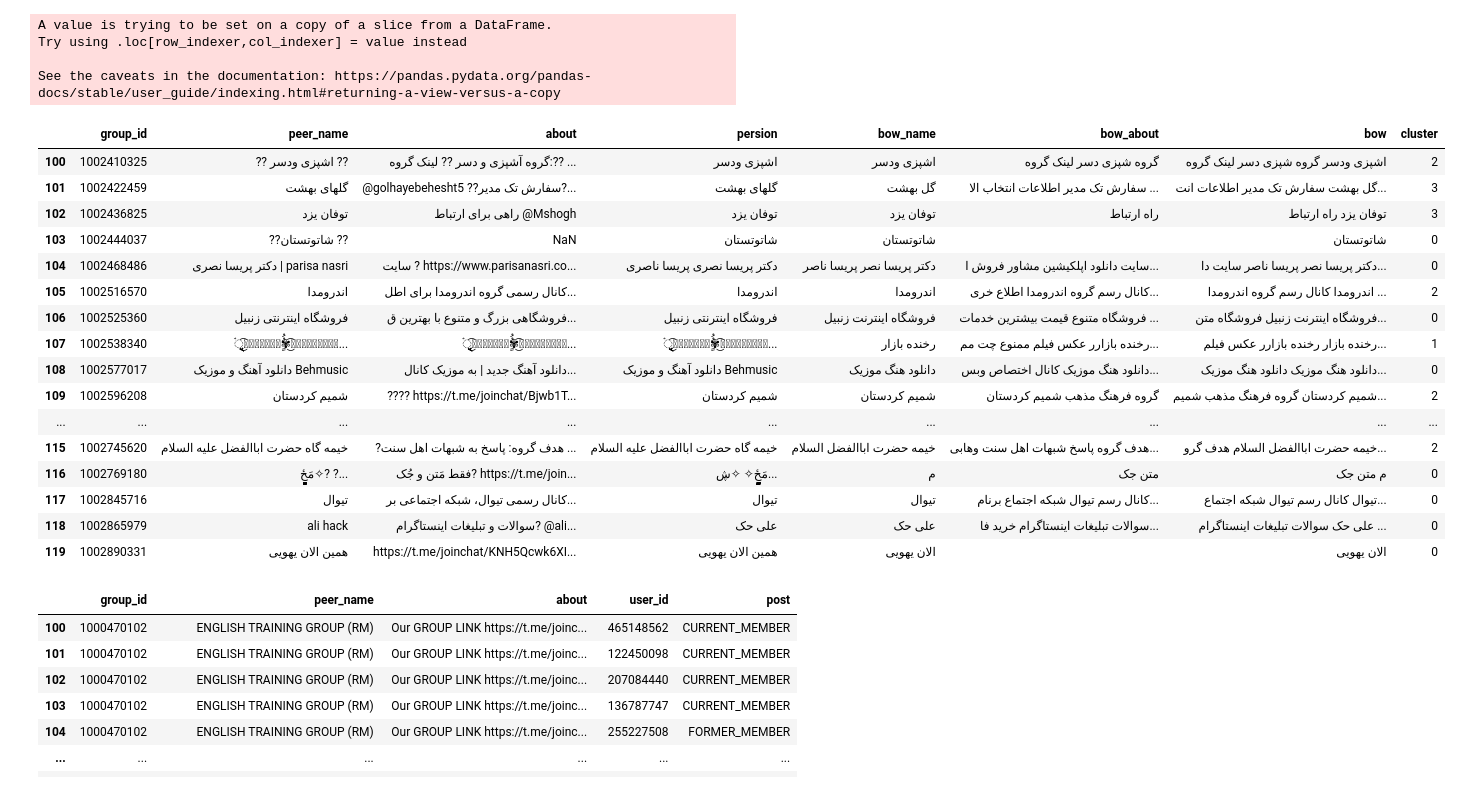
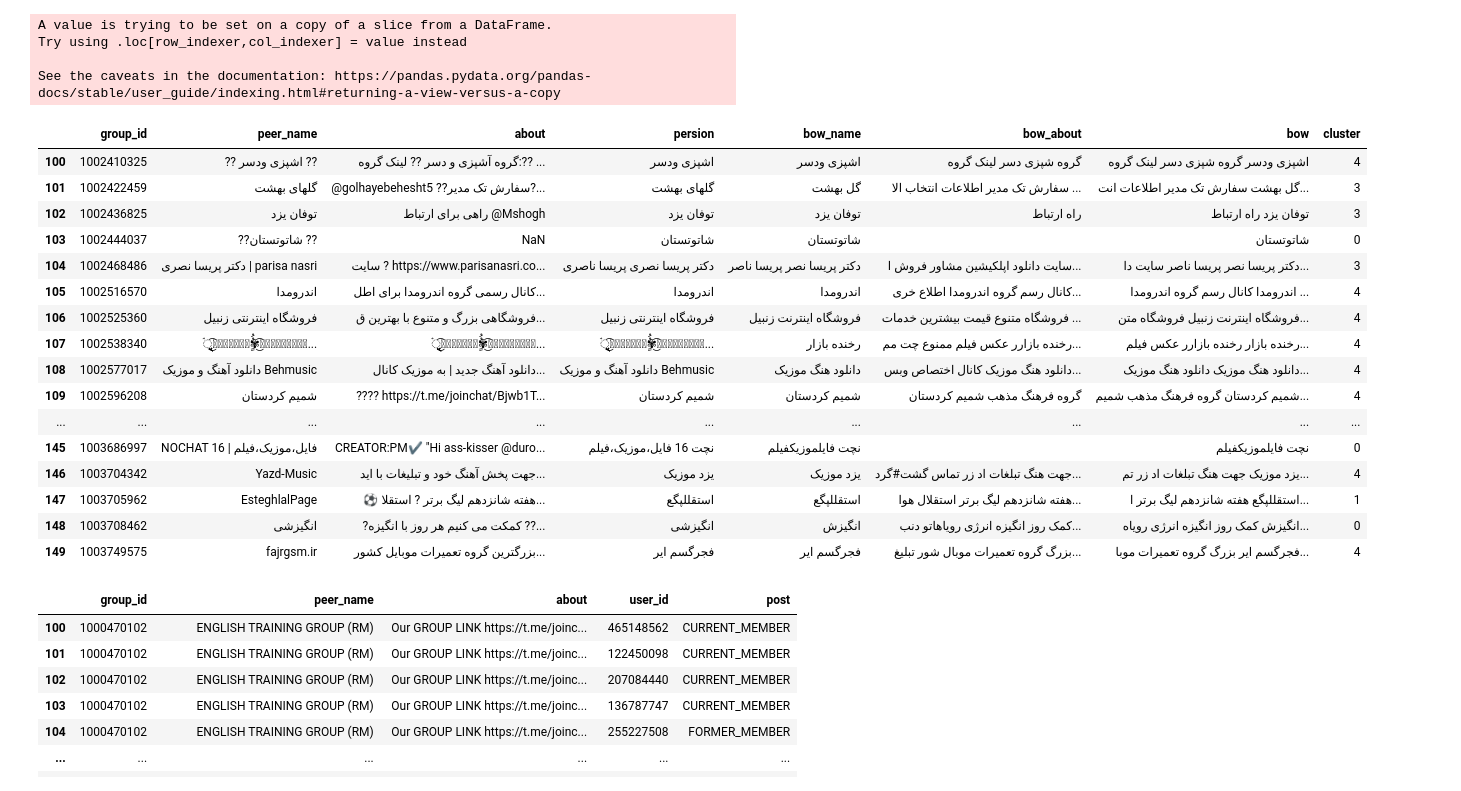
Before and after one commit to abolfazlabouei/telegram-community, a Jupyter notebook: build_df.ipynb, the cells around one changed output. Cells and saved outputs as stored; diff of their text form; code cells hidden in the pictures.

```diff
--- a/build_df.ipynb
+++ b/build_df.ipynb
@@ -127,7 +127,7 @@ Try using .loc[row_indexer,col_indexer] = value instead
 
 See the caveats in the documentation: https://pandas.pydata.org/pandas-docs/stable/user_guide/indexing.html#returning-a-view-versus-a-copy
 # %%
-sub = subscriptions3.iloc[100:200]
+sub = subscriptions3.iloc[:10000]
 # %%
 sub['persion'] = sub['peer_name'].apply(convert_pinglish_to_persian)
 # %% [output]
@@ -318,7 +325,7 @@ tfidf_vectorizer = TfidfVectorizer()
 tfidf_matrix = tfidf_vectorizer.fit_transform(bag_of_words)
 
 # Create a K-Means model
-num_clusters = 3  # Adjust the number of clusters as needed
+num_clusters = 5  # Adjust the number of clusters as needed
 kmeans = KMeans(n_clusters=num_clusters, random_state=0)
 
 # Fit the K-Means model to the TF-IDF matrix
@@ -335,25 +342,25 @@ Try using .loc[row_indexer,col_indexer] = value instead
 
 See the caveats in the documentation: https://pandas.pydata.org/pandas-docs/stable/user_guide/indexing.html#returning-a-view-versus-a-copy
 # %%
-sub.head(20)
+sub.head(50)
 # %% [output]
 |  | group_id | peer_name | about | persion | bow_name | bow_about | bow | cluster |
-| 100 | 1002410325 | ?? اشپزی ودسر ?? | گروه آشپزی و دسر ?? لینک گروه:?? ... | اشپزی ودسر | اشپزی ودسر | گروه شپزی دسر لینک گروه | اشپزی ودسر گروه شپزی دسر لینک گروه | 2 |
+| 100 | 1002410325 | ?? اشپزی ودسر ?? | گروه آشپزی و دسر ?? لینک گروه:?? ... | اشپزی ودسر | اشپزی ودسر | گروه شپزی دسر لینک گروه | اشپزی ودسر گروه شپزی دسر لینک گروه | 4 |
 | 101 | 1002422459 | گلهای بهشت | @golhayebehesht5 ??سفارش تک مدیر?... | گلهای بهشت | گل بهشت | سفارش تک مدیر اطلاعات انتخاب الا ... | گل بهشت سفارش تک مدیر اطلاعات انت... | 3 |
 | 102 | 1002436825 | توفان یزد | راهی برای ارتباط @Mshogh | توفان یزد | توفان یزد | راه ارتباط | توفان یزد راه ارتباط | 3 |
 | 103 | 1002444037 | ??شاتوتستان ?? | NaN | شاتوتستان | شاتوتستان |  | شاتوتستان | 0 |
-| 104 | 1002468486 | دکتر پریسا نصری | parisa nasri | سایت ? https://www.parisanasri.co... | دکتر پریسا نصری پریسا ناصری | دکتر پریسا نصر پریسا ناصر | سایت دانلود اپلکیشین مشاور فروش ا... | دکتر پریسا نصر پریسا ناصر سایت دا... | 0 |
-| 105 | 1002516570 | اندرومدا | کانال رسمی گروه اندرومدا برای اطل... | اندرومدا | اندرومدا | کانال رسم گروه اندرومدا اطلاع خری... | اندرومدا کانال رسم گروه اندرومدا ... | 2 |
-| 106 | 1002525360 | فروشگاه اینترنتی زنبیل | فروشگاهی بزرگ و متنوع با بهترین ق... | فروشگاه اینترنتی زنبیل | فروشگاه اینترنت زنبیل | فروشگاه متنوع قیمت بیشترین خدمات ... | فروشگاه اینترنت زنبیل فروشگاه متن... | 0 |
-| 107 | 1002538340 | رٍٍٍۘۘۘۘۘ͜͡✾ٍُُخ়়ٍٍٍۘۘۘ͜͡ৃ়ৃৃৃ়ۘ... | رٍٍٍۘۘۘۘۘ͜͡✾ٍُُخ়়ٍٍٍۘۘۘ͜͡ৃ়ৃৃৃ়ۘ... | رٍٍٍۘۘۘۘۘ͜͡✾ٍُُخ়়ٍٍٍۘۘۘ͜͡ৃ়ৃৃৃ়ۘ... | رخنده بازار | رخنده بازارر عکس فیلم ممنوع چت مم... | رخنده بازار رخنده بازارر عکس فیلم... | 1 |
-| 108 | 1002577017 | دانلود آهنگ و موزیک Behmusic | دانلود آهنگ جدید | به موزیک کانال... | دانلود آهنگ و موزیک Behmusic | دانلود هنگ موزیک | دانلود هنگ موزیک کانال اختصاص وبس... | دانلود هنگ موزیک دانلود هنگ موزیک... | 0 |
-| 109 | 1002596208 | شمیم کردستان | ???? https://t.me/joinchat/Bjwb1T... | شمیم کردستان | شمیم کردستان | گروه فرهنگ مذهب شمیم کردستان | شمیم کردستان گروه فرهنگ مذهب شمیم... | 2 |
+| 104 | 1002468486 | دکتر پریسا نصری | parisa nasri | سایت ? https://www.parisanasri.co... | دکتر پریسا نصری پریسا ناصری | دکتر پریسا نصر پریسا ناصر | سایت دانلود اپلکیشین مشاور فروش ا... | دکتر پریسا نصر پریسا ناصر سایت دا... | 3 |
+| 105 | 1002516570 | اندرومدا | کانال رسمی گروه اندرومدا برای اطل... | اندرومدا | اندرومدا | کانال رسم گروه اندرومدا اطلاع خری... | اندرومدا کانال رسم گروه اندرومدا ... | 4 |
+| 106 | 1002525360 | فروشگاه اینترنتی زنبیل | فروشگاهی بزرگ و متنوع با بهترین ق... | فروشگاه اینترنتی زنبیل | فروشگاه اینترنت زنبیل | فروشگاه متنوع قیمت بیشترین خدمات ... | فروشگاه اینترنت زنبیل فروشگاه متن... | 4 |
+| 107 | 1002538340 | رٍٍٍۘۘۘۘۘ͜͡✾ٍُُخ়়ٍٍٍۘۘۘ͜͡ৃ়ৃৃৃ়ۘ... | رٍٍٍۘۘۘۘۘ͜͡✾ٍُُخ়়ٍٍٍۘۘۘ͜͡ৃ়ৃৃৃ়ۘ... | رٍٍٍۘۘۘۘۘ͜͡✾ٍُُخ়়ٍٍٍۘۘۘ͜͡ৃ়ৃৃৃ়ۘ... | رخنده بازار | رخنده بازارر عکس فیلم ممنوع چت مم... | رخنده بازار رخنده بازارر عکس فیلم... | 4 |
+| 108 | 1002577017 | دانلود آهنگ و موزیک Behmusic | دانلود آهنگ جدید | به موزیک کانال... | دانلود آهنگ و موزیک Behmusic | دانلود هنگ موزیک | دانلود هنگ موزیک کانال اختصاص وبس... | دانلود هنگ موزیک دانلود هنگ موزیک... | 4 |
+| 109 | 1002596208 | شمیم کردستان | ???? https://t.me/joinchat/Bjwb1T... | شمیم کردستان | شمیم کردستان | گروه فرهنگ مذهب شمیم کردستان | شمیم کردستان گروه فرهنگ مذهب شمیم... | 4 |
 | ... | ... | ... | ... | ... | ... | ... | ... | ... |
-| 115 | 1002745620 | خیمه گاه حضرت اباالفضل علیه السلام | ?هدف گروه: پاسخ به شبهات اهل سنت ... | خیمه گاه حضرت اباالفضل علیه السلام | خیمه حضرت اباالفضل السلام | هدف گروه پاسخ شبهات اهل سنت وهابی... | خیمه حضرت اباالفضل السلام هدف گرو... | 2 |
-| 116 | 1002769180 | مَځٍٍٍٍٍٍٍٍٍٍٍٍٍٍٍٍٍٍٍٍٍٍٍٍٍٍ✧? ?... | فقط مَتن و جُک? https://t.me/join... | مَځٍٍٍٍٍٍٍٍٍٍٍٍٍٍٍٍٍٍٍٍٍٍٍٍٍٍ✧ ✧ڜ... | م | متن جک | م متن جک | 0 |
-| 117 | 1002845716 | تیوال | کانال رسمی تیوال، شبکه اجتماعی بر... | تیوال | تیوال | کانال رسم تیوال شبکه اجتماع برنام... | تیوال کانال رسم تیوال شبکه اجتماع... | 0 |
-| 118 | 1002865979 | ali hack | سوالات و تبلیغات اینستاگرام? @ali... | علی حک | علی حک | سوالات تبلیغات اینستاگرام خرید فا... | علی حک سوالات تبلیغات اینستاگرام ... | 0 |
-| 119 | 1002890331 | همین الان یهویی | https://t.me/joinchat/KNH5Qcwk6XI... | همین الان یهویی | الان یهویی |  | الان یهویی | 0 |
+| 145 | 1003686997 | NOCHAT 16 | فایل،موزیک،فیلم | CREATOR:PM✔️ "Hi ass-kisser @duro... | نچت 16 فایل،موزیک،فیلم | نچت فایلموزیکفیلم |  | نچت فایلموزیکفیلم | 0 |
+| 146 | 1003704342 | Yazd-Music | جهت پخش آهنگ خود و تبليغات با ايد... | یزد موزیک | یزد موزیک | جهت هنگ تبلغات اد زر تماس گشت#گرد... | یزد موزیک جهت هنگ تبلغات اد زر تم... | 4 |
+| 147 | 1003705962 | EsteghlalPage | ⚽️ هفته شانزدهم لیگ برتر ? استقلا... | استقللپگع | استقللپگع | هفته شانزدهم لیگ برتر استقلال هوا... | استقللپگع هفته شانزدهم لیگ برتر ا... | 1 |
+| 148 | 1003708462 | انگیزشی | ?کمکت می کنیم هر روز با انگیزه ??... | انگیزشی | انگیزش | کمک روز انگیزه انرژی رویاهاتو دنب... | انگیزش کمک روز انگیزه انرژی رویاه... | 0 |
+| 149 | 1003749575 | fajrgsm.ir | بزرگترین گروه تعمیرات موبايل كشور... | فجرگسم ایر | فجرگسم ایر | بزرگ گروه تعمیرات موبال شور تبلیغ... | فجرگسم ایر بزرگ گروه تعمیرات موبا... | 4 |
 # %%
 sub_merged =merged_df.iloc[100:200]
 # %%
```
Also changed, not shown: parts of 6 cells of this notebook, 9 other files.
